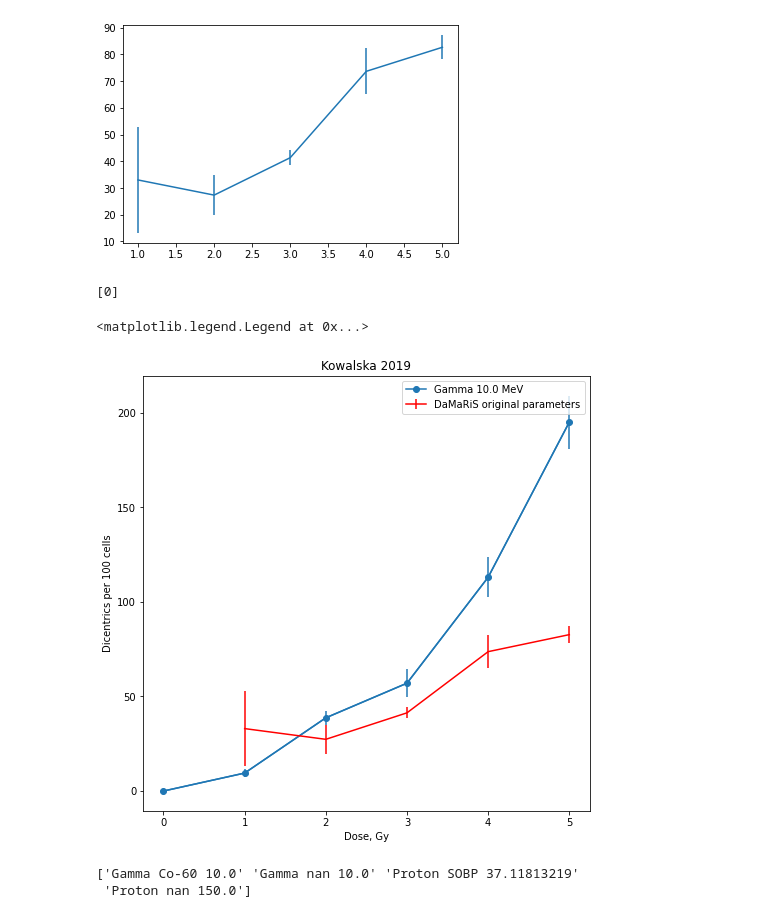
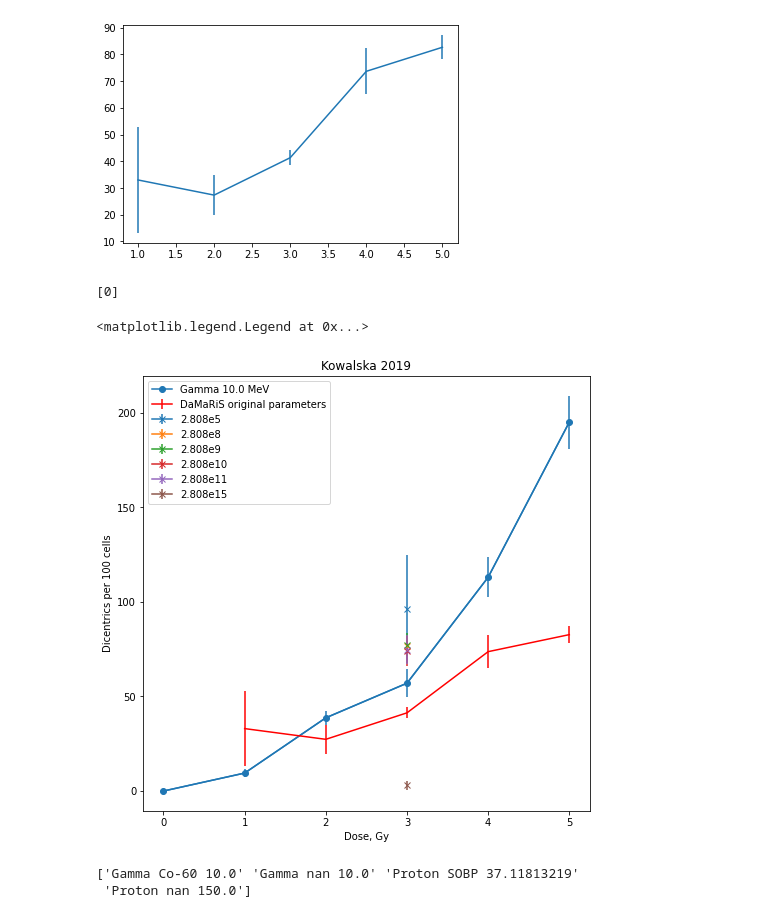
Before and after one commit to paulvautravers/MPhys-Sem-2, a Jupyter notebook: data_plotting.ipynb, the cells around one changed output. Drawn from its saved outputs; the diff is of its cells as text; code cells hidden in the pictures.

```diff
--- a/data_plotting.ipynb
+++ b/data_plotting.ipynb
@@ -183,14 +183,26 @@ plt.errorbar(doses, sim_dicentrics_gamma, yerr=sim_dicentrics_gamma_std)
 # %% [output]
 <ErrorbarContainer object of 3 artists>
 [figure]
-# %%
-ax_gamma = plot_by_paper_and_radiation('Kowalska 2019', 'Gamma', dicentric_data)
-ax_gamma.errorbar(doses, sim_dicentrics_gamma, yerr=sim_dicentrics_gamma_std, color='r', label='DaMaRiS original parameters')
-plt.legend()
-# %% [output]
-[0]
-<matplotlib.legend.Legend at 0x...>
-[figure, removed]
+# %%
+ax_gamma = plot_by_paper_and_radiation('Kowalska 2019', 'Gamma', dicentric_data)
+ax_gamma.errorbar(doses, sim_dicentrics_gamma, yerr=sim_dicentrics_gamma_std, color='r', label='DaMaRiS original parameters')
+D_values = [5,8,9,10,11,15]
+for D in D_values:
+    fname = 'Gamma_10MeV_3Gy'
+    path = 'output_files/CTRWCoupled_DJump_2.808e{}/'.format(D)+fname+'/PerRepResults.out'
+    sim_df = pd.read_csv(path, sep=' ', header=None, skiprows=1)
+    sim_df.drop(sim_df.columns[len(sim_df.columns)-1], axis=1, inplace=True)
+    col_names_df = pd.read_csv(path, sep='|', nrows=0)
+    sim_df = pd.DataFrame(data=sim_df.values, columns=col_names_df.columns)
+    dicentrics = sim_df[' No. InterCosomeAb ']
+    mean = np.mean(dicentrics)
+    std = np.std(dicentrics)
+    ax_gamma.errorbar(3, mean, yerr=std, label='2.808e{}'.format(D), marker='x')
+plt.legend()
+# %% [output]
+[0]
+<matplotlib.legend.Legend at 0x...>
+[figure, added]
 # %%
 #plt.plot(k2019_data['Dose (Gy)'], k2019_data['Dicentrics per 100 cells'], marker='.', label='Co-60 Gamma')
 
```
